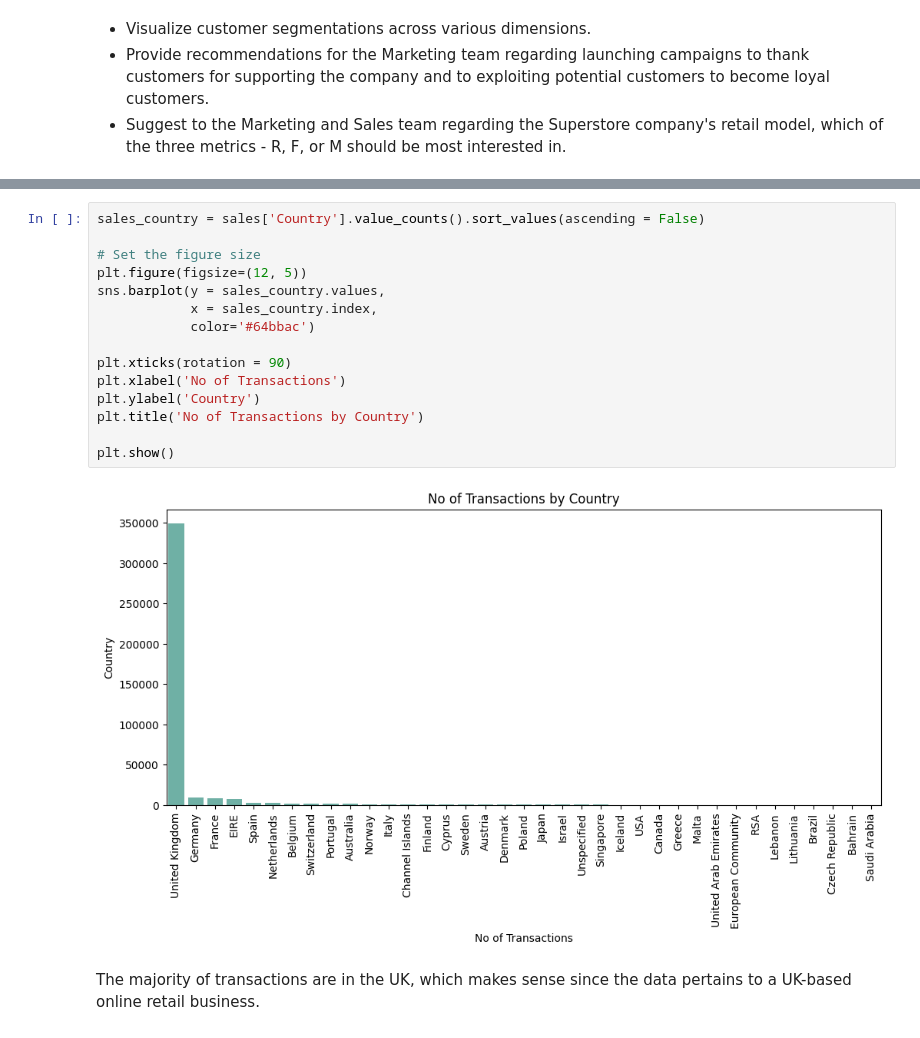
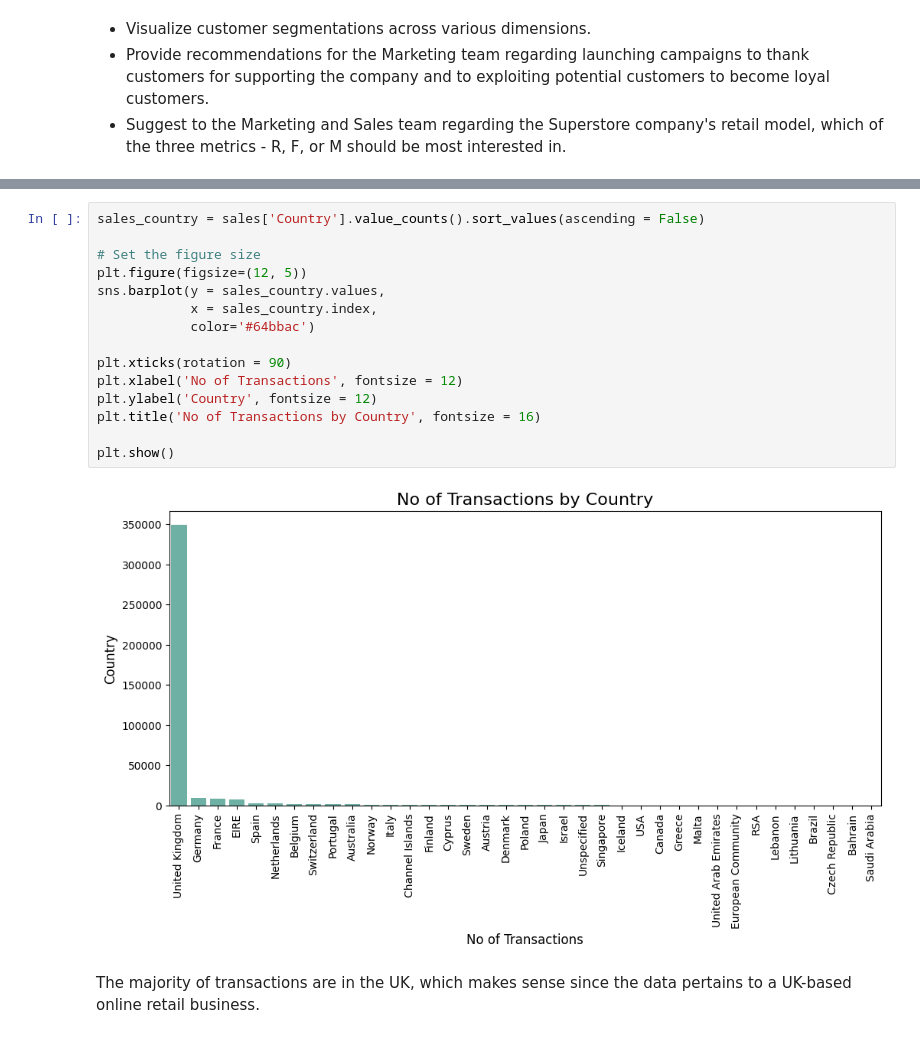
Before and after one commit to thanhtruchhh/RFM_Analysis, a Jupyter notebook: RFM_analysis_project.ipynb, the cells around one changed output, grey strips where cells are left out. Saved outputs shown, nothing was run; the diff lists cells and outputs as text.

```diff
--- a/RFM_analysis_project.ipynb
+++ b/RFM_analysis_project.ipynb
@@ -392,19 +337,19 @@ plt.show()
 # %%
 sales_country = sales['Country'].value_counts().sort_values(ascending = False)
 
 # Set the figure size
 plt.figure(figsize=(12, 5))
 sns.barplot(y = sales_country.values,
             x = sales_country.index,
             color='#64bbac')
 
 plt.xticks(rotation = 90)
-plt.xlabel('No of Transactions')
-plt.ylabel('Country')
-plt.title('No of Transactions by Country')
+plt.xlabel('No of Transactions', fontsize = 12)
+plt.ylabel('Country', fontsize = 12)
+plt.title('No of Transactions by Country', fontsize = 16)
 
 plt.show()
 # %% [output]
-[figure, old version]
+[figure, new version]
 # %% [markdown]
 The majority of transactions are in the UK, which makes sense since the data pertains to a UK-based online retail business.
```
Also changed, not shown: parts of 18 cells of this notebook.
